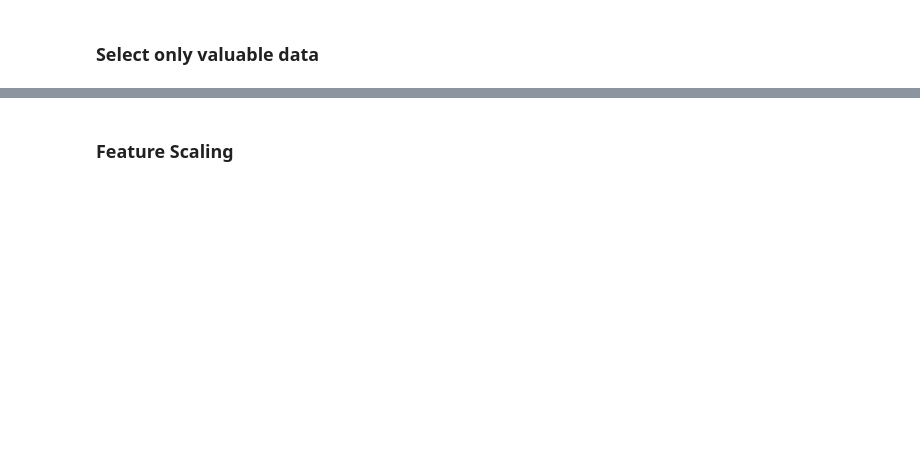
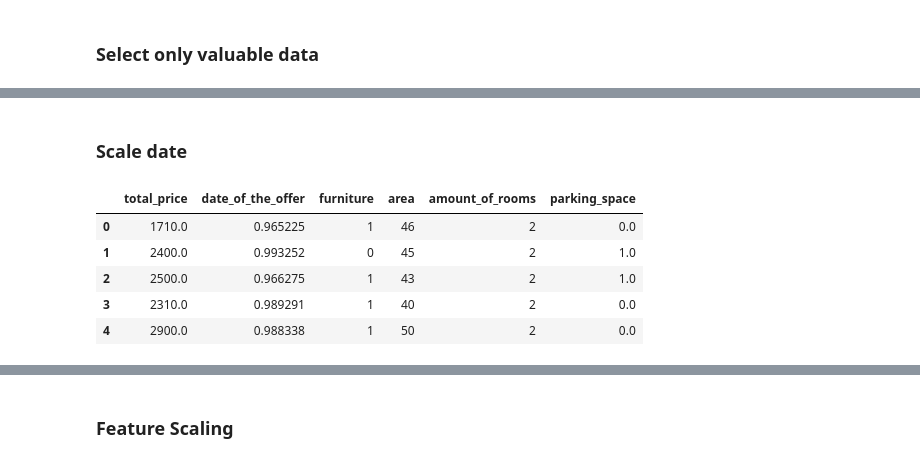
Before and after one commit to JTurbakiewicz/Roomek, a Jupyter notebook: RatingEngine/Data_preprocessing.ipynb, the cells around one changed output, grey strips where cells are left out. Cells and saved outputs as stored; diff of their text form; code cells hidden in the pictures; blank space fills up the shorter version.

```diff
--- a/RatingEngine/Data_preprocessing.ipynb
+++ b/RatingEngine/Data_preprocessing.ipynb
@@ -103,0 +171,16 @@ X_numeric.head()
+# %% [markdown]
+### Scale date
+# %%
+now = pd.Timestamp.now()
+X['date_of_the_offer'] = (now - df['date_of_the_offer'])/np.timedelta64(1,'h')
+min = X['date_of_the_offer'].min()
+max = X['date_of_the_offer'].max()
+X['date_of_the_offer'] = 1/(X['date_of_the_offer']/min)**2
+X.head()
+# %% [output]
+|  | total_price | date_of_the_offer | furniture | area | amount_of_rooms | parking_space |
+| 0 | 1710.0 | 0.965225 | 1 | 46 | 2 | 0.0 |
+| 1 | 2400.0 | 0.993252 | 0 | 45 | 2 | 1.0 |
+| 2 | 2500.0 | 0.966275 | 1 | 43 | 2 | 1.0 |
+| 3 | 2310.0 | 0.989291 | 1 | 40 | 2 | 0.0 |
+| 4 | 2900.0 | 0.988338 | 1 | 50 | 2 | 0.0 |
```
Also changed, not shown: parts of 8 cells of this notebook, 1 other file.
